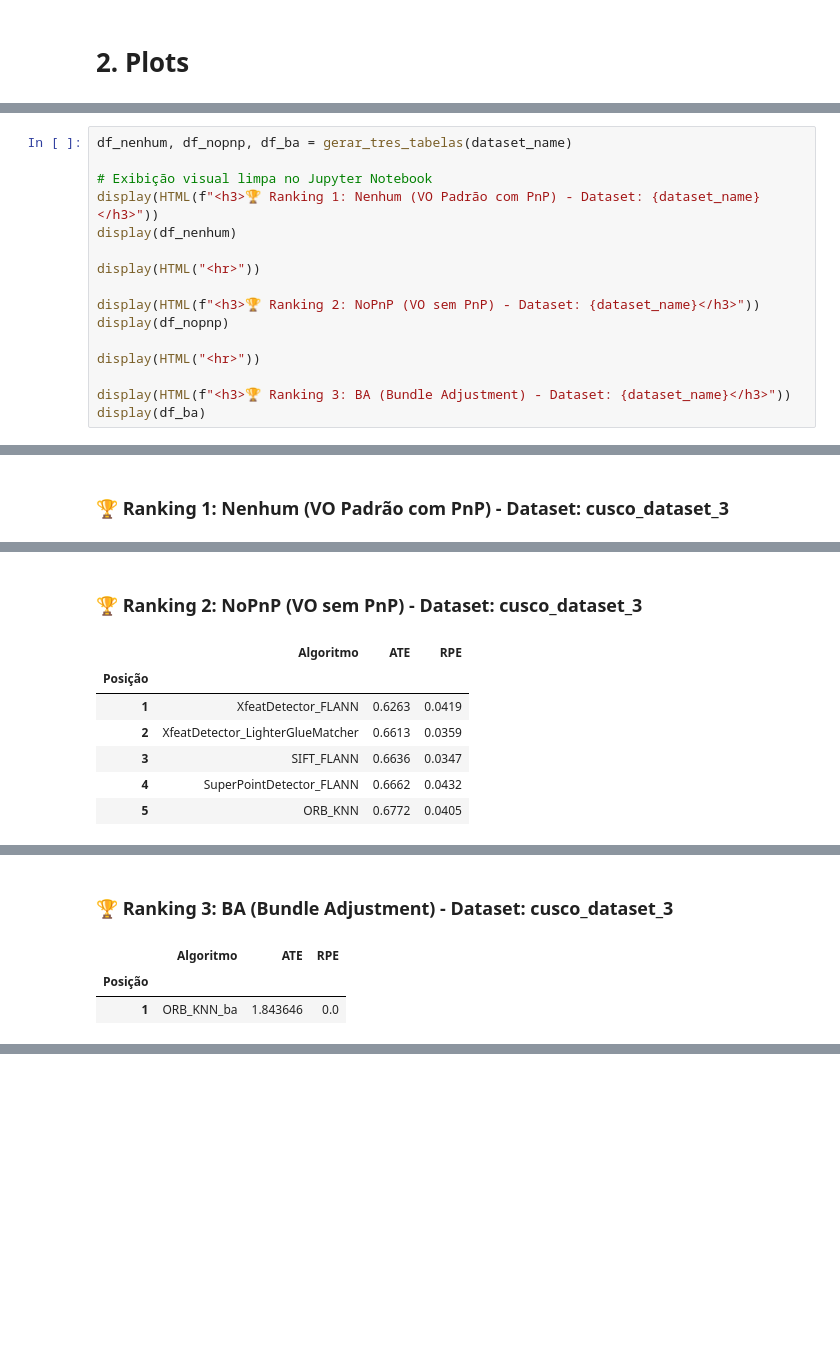
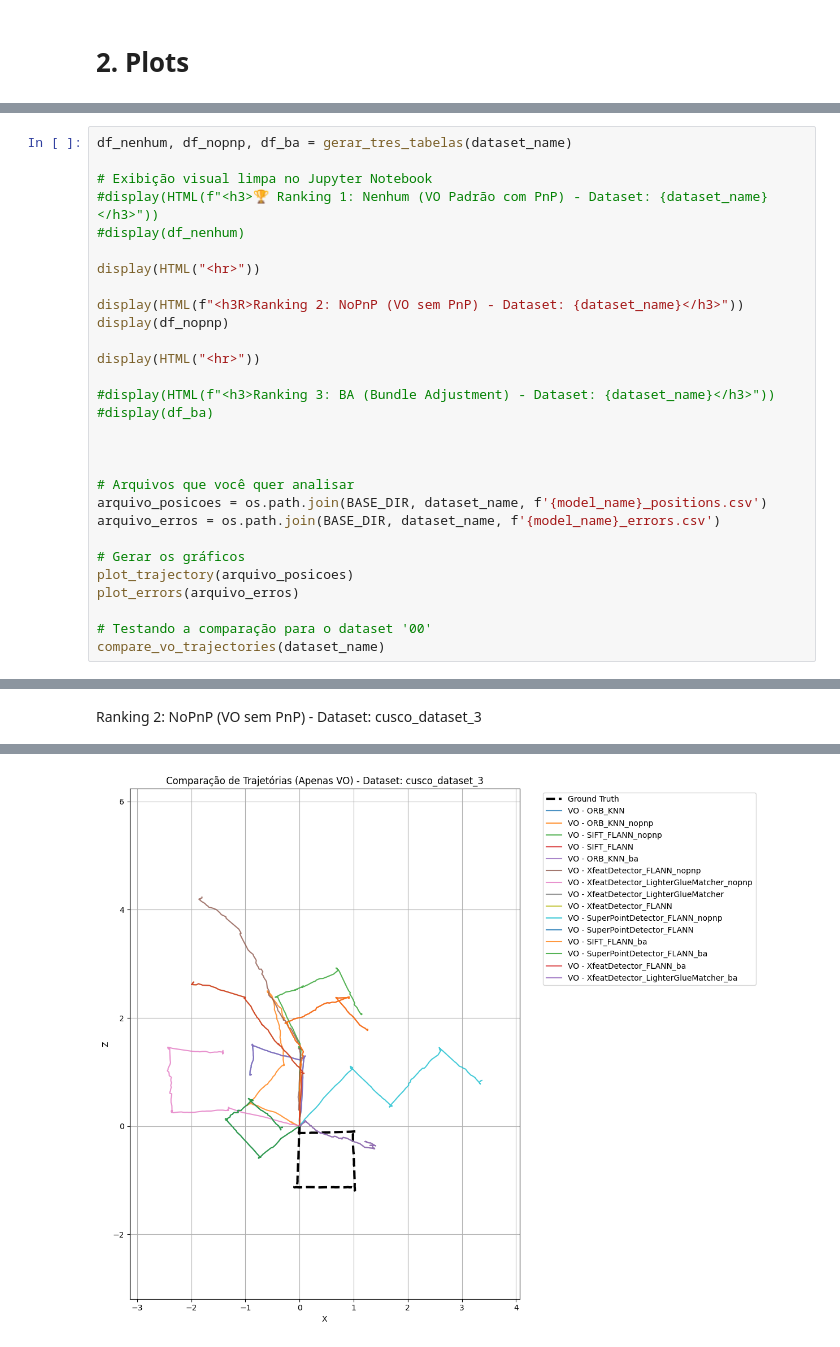
Before and after one commit to gustavoadutra/Python-VO, a Jupyter notebook: Notebooks/analise_error_results.ipynb, the cells around one changed output, grey strips where cells are left out. Saved outputs shown, nothing was run; the diff lists cells and outputs as text; blank space fills up the shorter version.

```diff
--- a/Notebooks/analise_error_results.ipynb
+++ b/Notebooks/analise_error_results.ipynb
@@ -193,16 +193,29 @@ model_name = descritor + '_' + matcher
 df_nenhum, df_nopnp, df_ba = gerar_tres_tabelas(dataset_name)
 
 # Exibição visual limpa no Jupyter Notebook
-display(HTML(f"<h3>🏆 Ranking 1: Nenhum (VO Padrão com PnP) - Dataset: {dataset_name}</h3>"))
-display(df_nenhum)
+#display(HTML(f"<h3>🏆 Ranking 1: Nenhum (VO Padrão com PnP) - Dataset: {dataset_name}</h3>"))
+#display(df_nenhum)
 
 display(HTML("<hr>"))
 
-display(HTML(f"<h3>🏆 Ranking 2: NoPnP (VO sem PnP) - Dataset: {dataset_name}</h3>"))
+display(HTML(f"<h3R>Ranking 2: NoPnP (VO sem PnP) - Dataset: {dataset_name}</h3>"))
 display(df_nopnp)
 
 display(HTML("<hr>"))
 
-display(HTML(f"<h3>🏆 Ranking 3: BA (Bundle Adjustment) - Dataset: {dataset_name}</h3>"))
-display(df_ba)
+#display(HTML(f"<h3>Ranking 3: BA (Bundle Adjustment) - Dataset: {dataset_name}</h3>"))
+#display(df_ba)
+
+
+
+# Arquivos que você quer analisar
+arquivo_posicoes = os.path.join(BASE_DIR, dataset_name, f'{model_name}_positions.csv')
+arquivo_erros = os.path.join(BASE_DIR, dataset_name, f'{model_name}_errors.csv')
+
+# Gerar os gráficos
+plot_trajectory(arquivo_posicoes)
+plot_errors(arquivo_erros)
+
+# Testando a comparação para o dataset '00'
+compare_vo_trajectories(dataset_name)
 # %% [output]
@@ -209,3 +223,3 @@ display(df_ba)
-🏆 Ranking 1: Nenhum (VO Padrão com PnP) - Dataset: cusco_dataset_3
+Ranking 2: NoPnP (VO sem PnP) - Dataset: cusco_dataset_3
 |  | Algoritmo | ATE | RPE |
 | Posição |  |  |  |
@@ -219,13 +231 @@ display(df_ba)
-🏆 Ranking 2: NoPnP (VO sem PnP) - Dataset: cusco_dataset_3
-|  | Algoritmo | ATE | RPE |
-| Posição |  |  |  |
-| 1 | XfeatDetector_FLANN | 0.6263 | 0.0419 |
-| 2 | XfeatDetector_LighterGlueMatcher | 0.6613 | 0.0359 |
-| 3 | SIFT_FLANN | 0.6636 | 0.0347 |
-| 4 | SuperPointDetector_FLANN | 0.6662 | 0.0432 |
-| 5 | ORB_KNN | 0.6772 | 0.0405 |
 [interactive output not drawn]
-🏆 Ranking 3: BA (Bundle Adjustment) - Dataset: cusco_dataset_3
-|  | Algoritmo | ATE | RPE |
-| Posição |  |  |  |
-| 1 | ORB_KNN_ba | 1.843646 | 0.0 |
@@ -231,0 +234 @@ display(df_ba)
+[figure, added]
```
Also changed, not shown: parts of 4 cells of this notebook.
